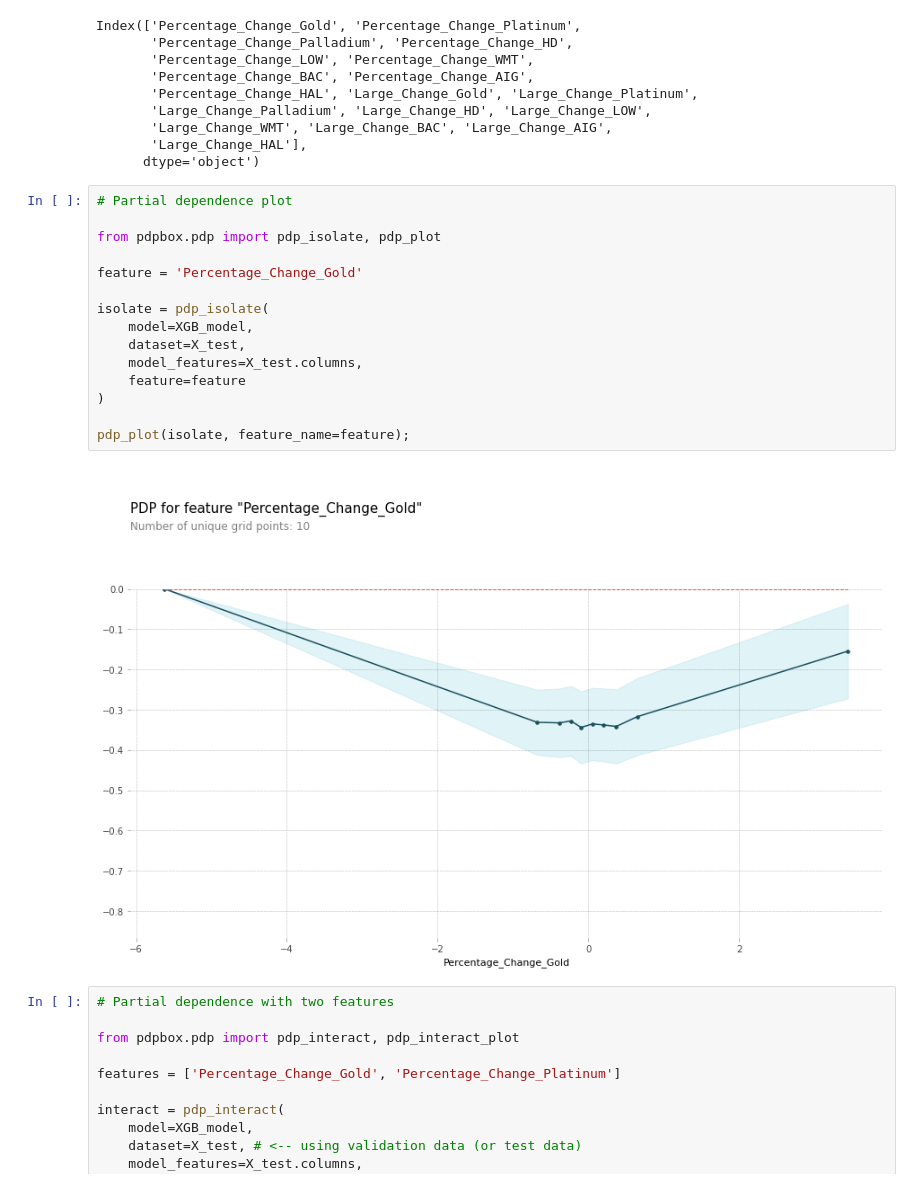
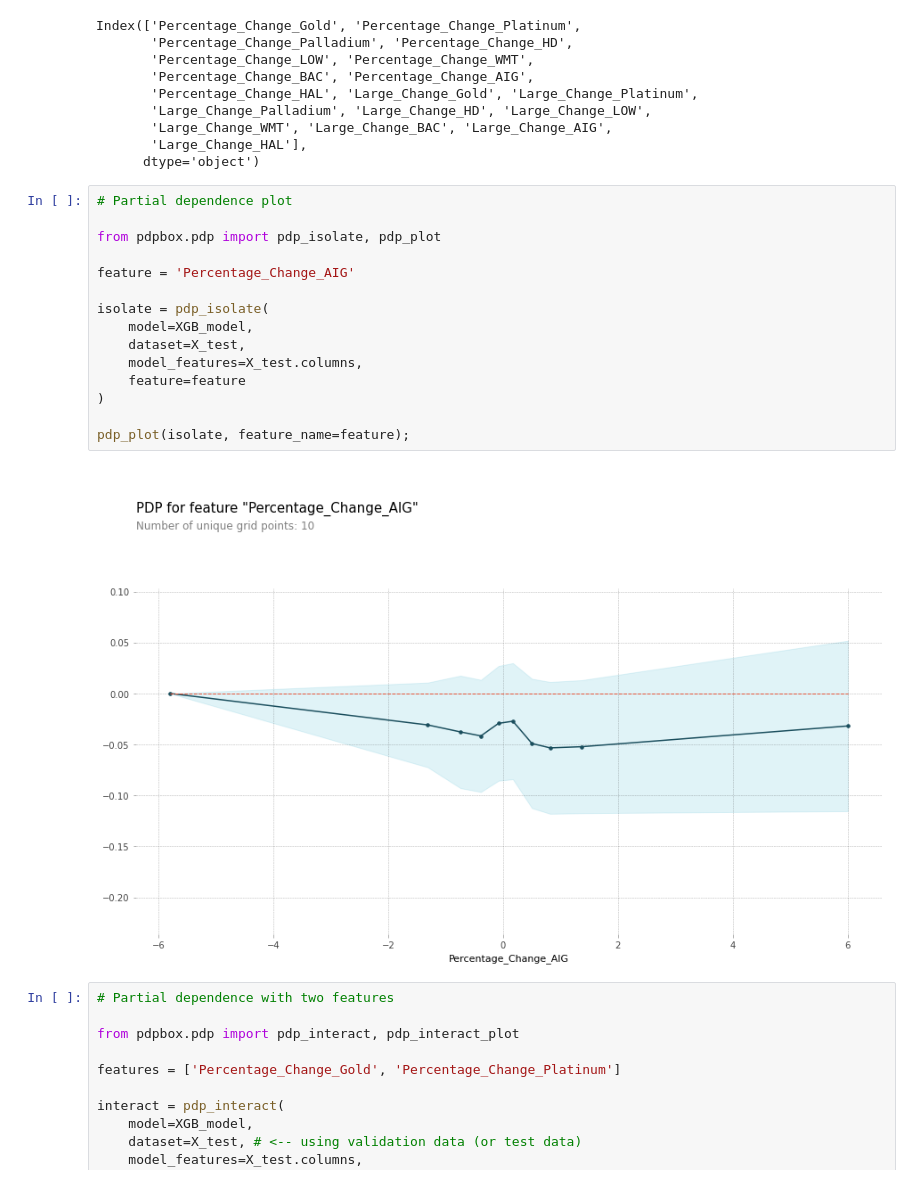
Before and after one commit to Collin-Campbell/BuildWeek2, a Jupyter notebook: project.ipynb, the cells around one changed output. Drawn from its saved outputs; the diff is of its cells as text.

```diff
--- a/project.ipynb
+++ b/project.ipynb
@@ -429,20 +428,20 @@ Index(['Percentage_Change_Gold', 'Percentage_Change_Platinum',
 # %%
 # Partial dependence plot
 
 from pdpbox.pdp import pdp_isolate, pdp_plot
 
-feature = 'Percentage_Change_Gold'
+feature = 'Percentage_Change_AIG'
 
 isolate = pdp_isolate(
     model=XGB_model,
     dataset=X_test,
     model_features=X_test.columns,
     feature=feature
 )
 
 pdp_plot(isolate, feature_name=feature);
 # %% [output]
-[figure, old version]
+[figure, new version]
 # %%
 # Partial dependence with two features
 
```
Also changed, not shown: parts of 6 cells of this notebook.
